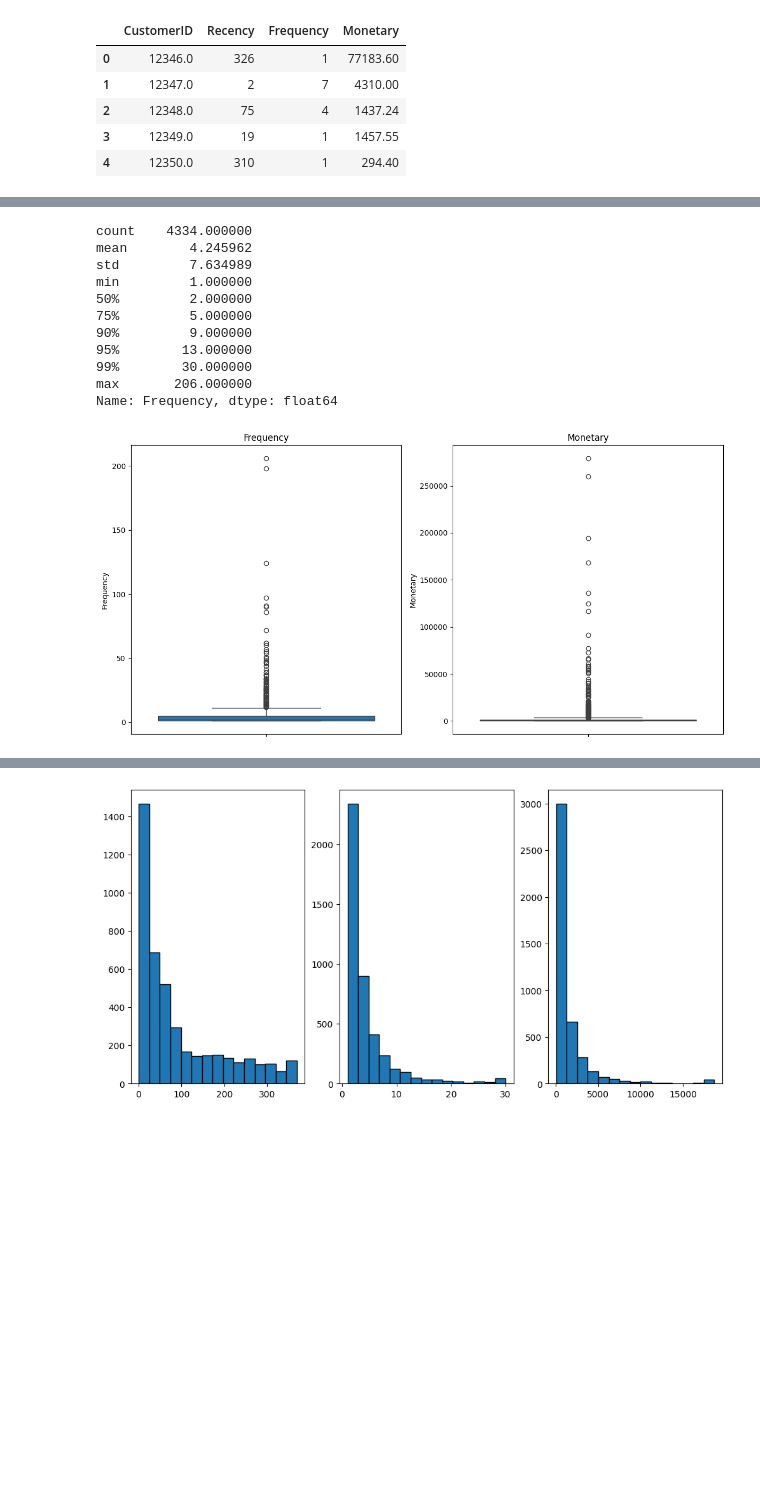
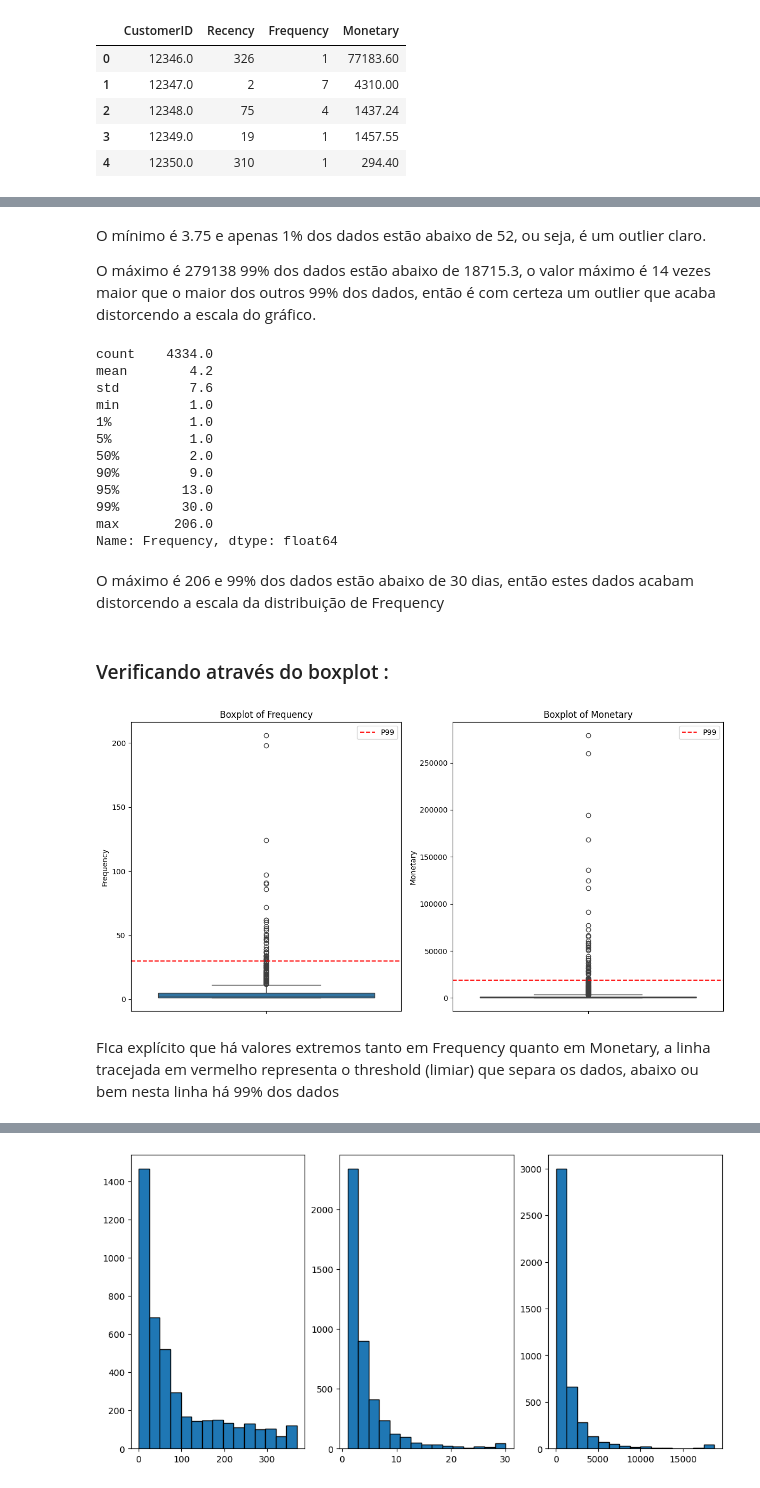
Before and after one commit to LucasDS9/customer-segmentation-rfm, a Jupyter notebook: notebook/ECommerce_segmentation.ipynb, the cells around one changed output, grey strips where cells are left out. Saved outputs shown, nothing was run; the diff lists cells and outputs as text; code cells hidden in the pictures; blank space fills up the shorter version.

```diff
--- a/notebook/ECommerce_segmentation.ipynb
+++ b/notebook/ECommerce_segmentation.ipynb
@@ -366,31 +409,49 @@ max      279138.020000
 Name: Monetary, dtype: float64
+# %% [markdown]
+O mínimo é 3.75 e apenas 1% dos dados estão abaixo de 52, ou seja, é um outlier claro.
+
+O máximo é 279138 99% dos dados estão abaixo de 18715.3, o valor máximo é 14 vezes maior que o maior dos outros 99% dos dados, então é com certeza um outlier que acaba distorcendo a escala do gráfico.
 # %%
-rfm['Frequency'].describe(percentiles=[.5, .75, .9, .95, .99])
+rfm['Frequency'].describe(percentiles=[.01, .05, .5, .9, .95, .99]).round(1)
 # %% [output]
-count    4334.000000
-mean        4.245962
-std         7.634989
-min         1.000000
-50%         2.000000
-75%         5.000000
-90%         9.000000
-95%        13.000000
-99%        30.000000
-max       206.000000
+count    4334.0
+mean        4.2
+std         7.6
+min         1.0
+1%          1.0
+5%          1.0
+50%         2.0
+90%         9.0
+95%        13.0
+99%        30.0
+max       206.0
 Name: Frequency, dtype: float64
-# %%
-fig, axes = plt.subplots(1, 2, figsize=(12, 6))
-
-sns.boxplot(y='Frequency', data=rfm, ax=axes[0])
-sns.boxplot(y='Monetary', data=rfm, ax=axes[1])
-
-axes[0].set_title('Frequency')
-axes[1].set_title('Monetary')
-
-plt.tight_layout()
-plt.show()
-# %% [output]
-[figure, removed]
+# %% [markdown]
+O máximo é 206 e 99% dos dados estão abaixo de 30 dias, então estes dados acabam distorcendo a escala da distribuição de Frequency
+# %% [markdown]
+### Verificando através do boxplot :
+# %%
+freq_p99 = rfm['Frequency'].quantile(0.99)
+mon_p99 = rfm['Monetary'].quantile(0.99)
+
+fig, axes = plt.subplots(1, 2, figsize=(12, 6))
+
+sns.boxplot(y='Frequency', data=rfm, ax=axes[0])
+axes[0].axhline(freq_p99, color='red', linestyle='--', label='P99')
+axes[0].set_title('Boxplot of Frequency')
+axes[0].legend()
+
+sns.boxplot(y='Monetary', data=rfm, ax=axes[1])
+axes[1].axhline(mon_p99, color='red', linestyle='--', label='P99')
+axes[1].set_title('Boxplot of Monetary')
+axes[1].legend()
+
+plt.tight_layout()
+plt.show()
+# %% [output]
+[figure, added]
+# %% [markdown]
+FIca explícito que há valores extremos tanto em Frequency quanto em Monetary, a linha tracejada em vermelho representa o threshold (limiar) que separa os dados, abaixo ou bem nesta linha há 99% dos dados
 # %%
 def winsorize(series, lower=0.01, upper=0.99):
     return series.clip(
```
Also changed, not shown: parts of 47 cells of this notebook.
